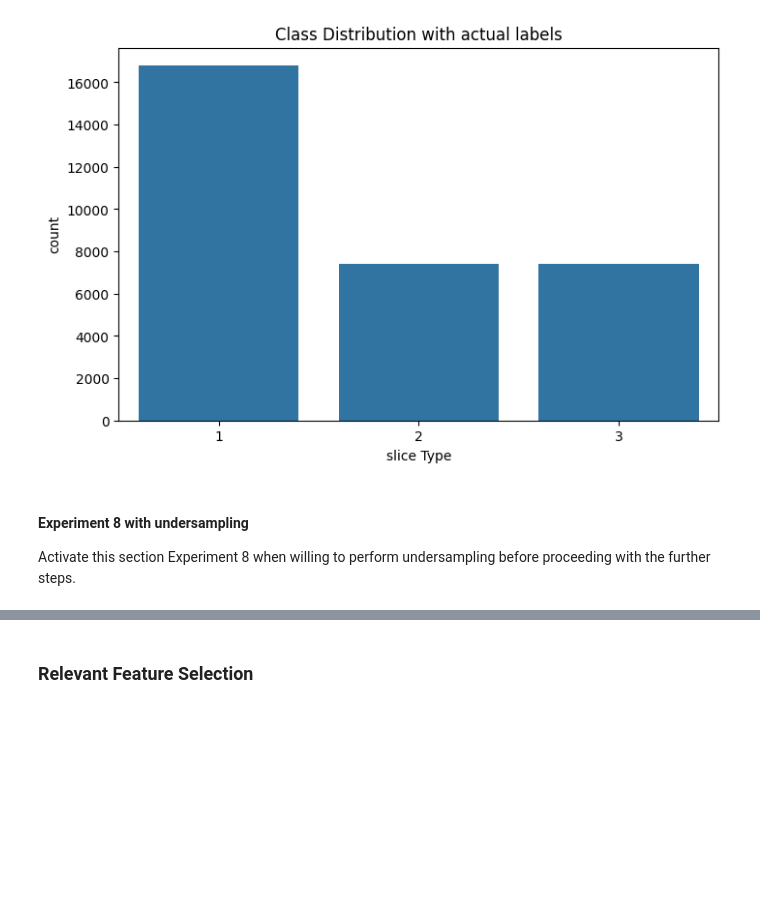
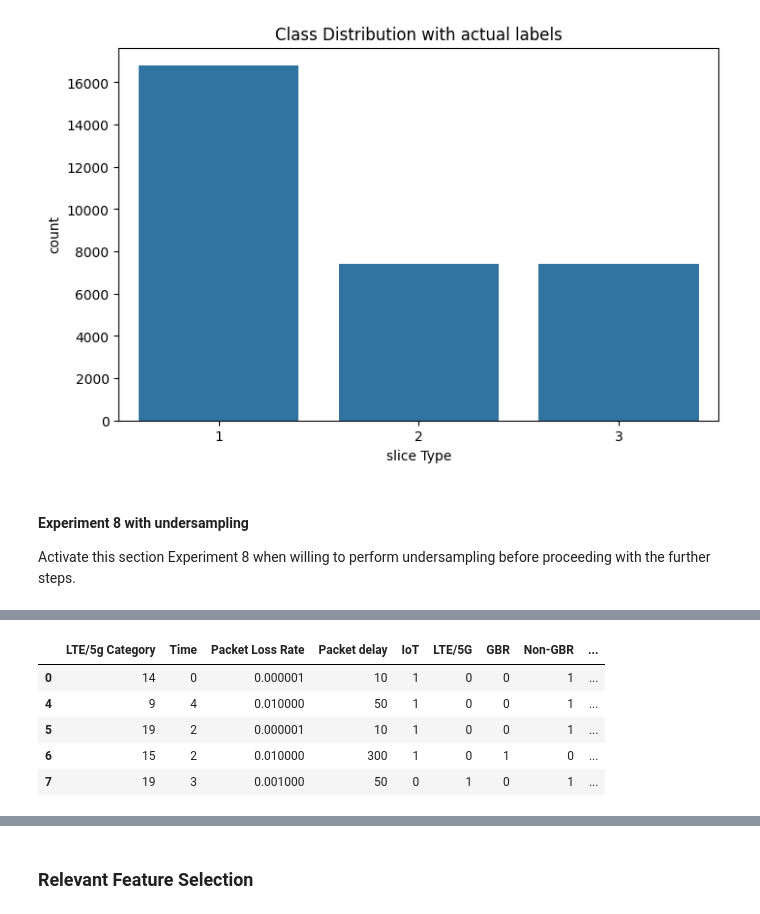
Before and after one commit to sujeshpadhi91/Network-Slicing-with-ML, a Jupyter notebook: Notebooks/Exp6 & 8 - Slice_Identification_UnSupML_tsne.ipynb, the cells around one changed output, grey strips where cells are left out. Cells and saved outputs as stored; diff of their text form; code cells hidden in the pictures; blank space fills up the shorter version.

```diff
--- a/Notebooks/Exp6 & 8 - Slice_Identification_UnSupML_tsne.ipynb
+++ b/Notebooks/Exp6 & 8 - Slice_Identification_UnSupML_tsne.ipynb
@@ -92,6 +102,13 @@ Activate this section Experiment 8 when willing to perform undersampling before
 # %%
-# data = balanced_data
-# data.head()
+data = balanced_data
+data.head()
+# %% [output]
+|  | LTE/5g Category | Time | Packet Loss Rate | Packet delay | IoT | LTE/5G | GBR | Non-GBR | ... |
+| 0 | 14 | 0 | 0.000001 | 10 | 1 | 0 | 0 | 1 | ... |
+| 4 | 9 | 4 | 0.010000 | 50 | 1 | 0 | 0 | 1 | ... |
+| 5 | 19 | 2 | 0.000001 | 10 | 1 | 0 | 0 | 1 | ... |
+| 6 | 15 | 2 | 0.010000 | 300 | 1 | 0 | 1 | 0 | ... |
+| 7 | 19 | 3 | 0.001000 | 50 | 0 | 1 | 0 | 1 | ... |
 # %%
 plt.figure(figsize=(8, 5))
 sns.countplot(x=data['slice Type'])
```
Also changed, not shown: parts of 8 cells of this notebook, 1 other file.
